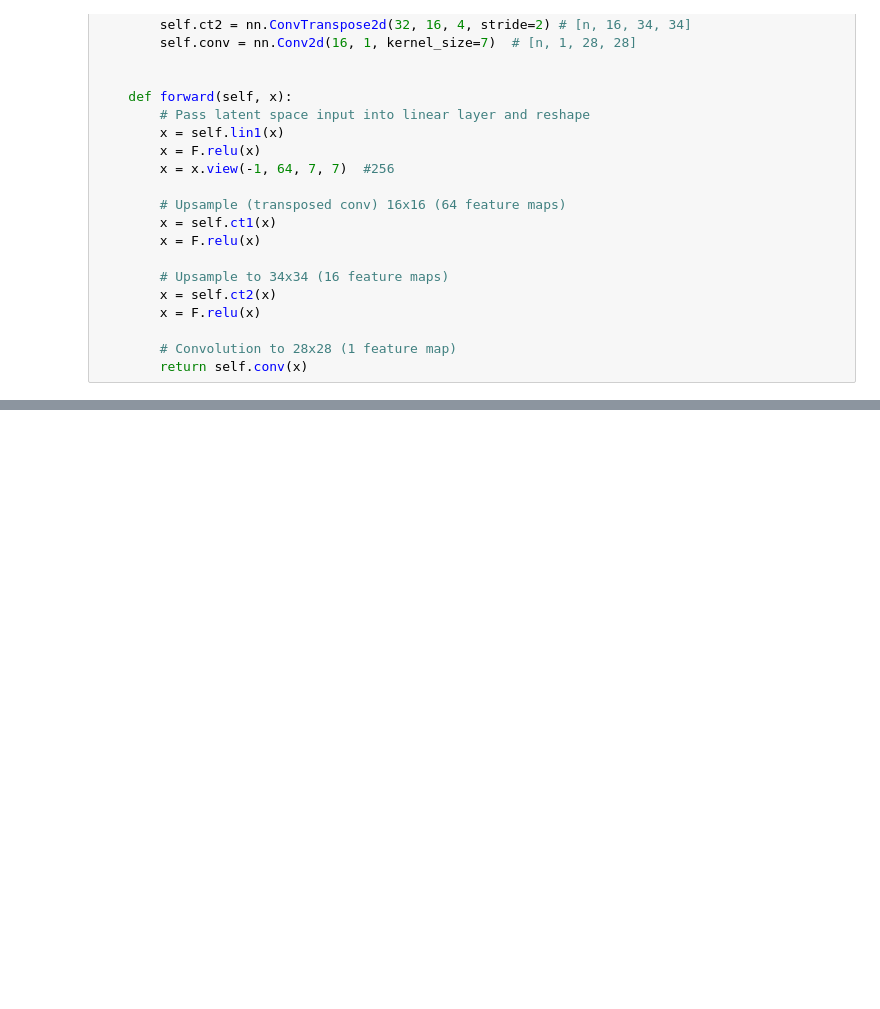
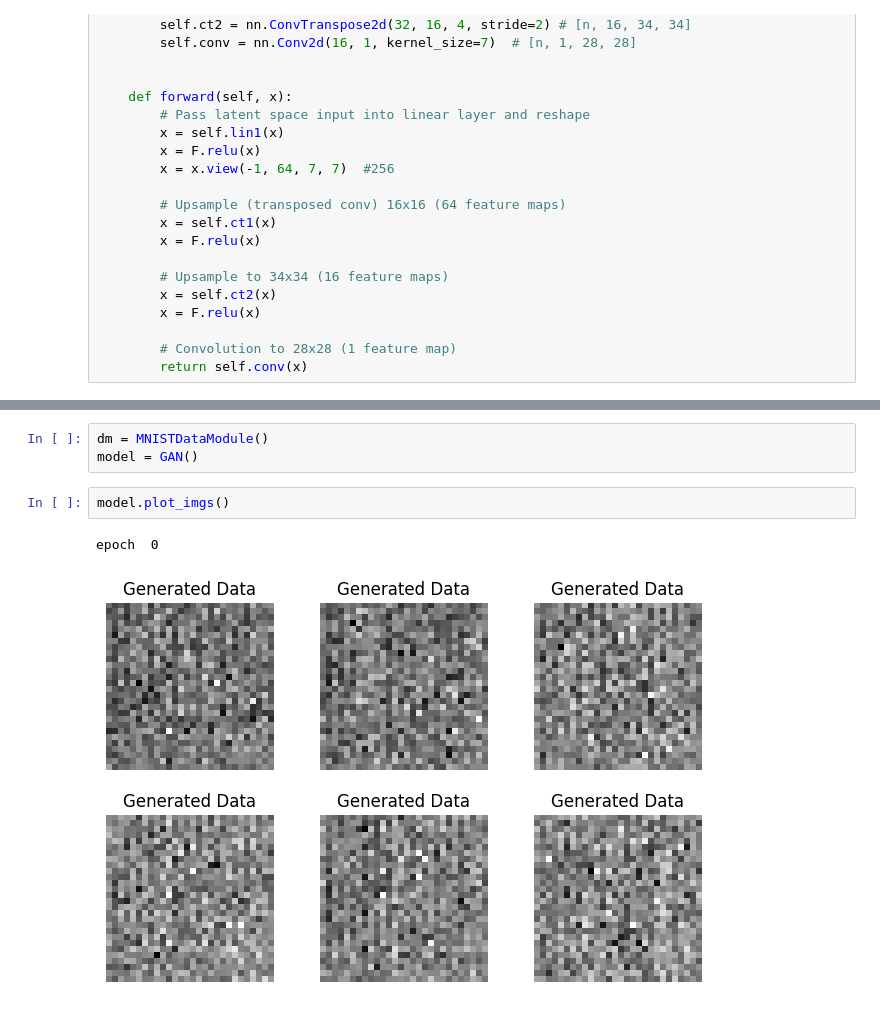
Before and after one commit to tarin-e/generative-models-learning, a Jupyter notebook: gans/gans.ipynb, the cells around one changed output, grey strips where cells are left out. Drawn from its saved outputs; the diff is of its cells as text; blank space fills up the shorter version.

```diff
--- a/gans/gans.ipynb
+++ b/gans/gans.ipynb
@@ -207,0 +206,8 @@ IndentationError: expected an indented block (1496108896.py, line 28)
+# %%
+dm = MNISTDataModule()
+model = GAN()
+# %%
+model.plot_imgs()
+# %% [output]
+epoch  0
+[figure, added]
```
Also changed, not shown: parts of 1 cell of this notebook.
